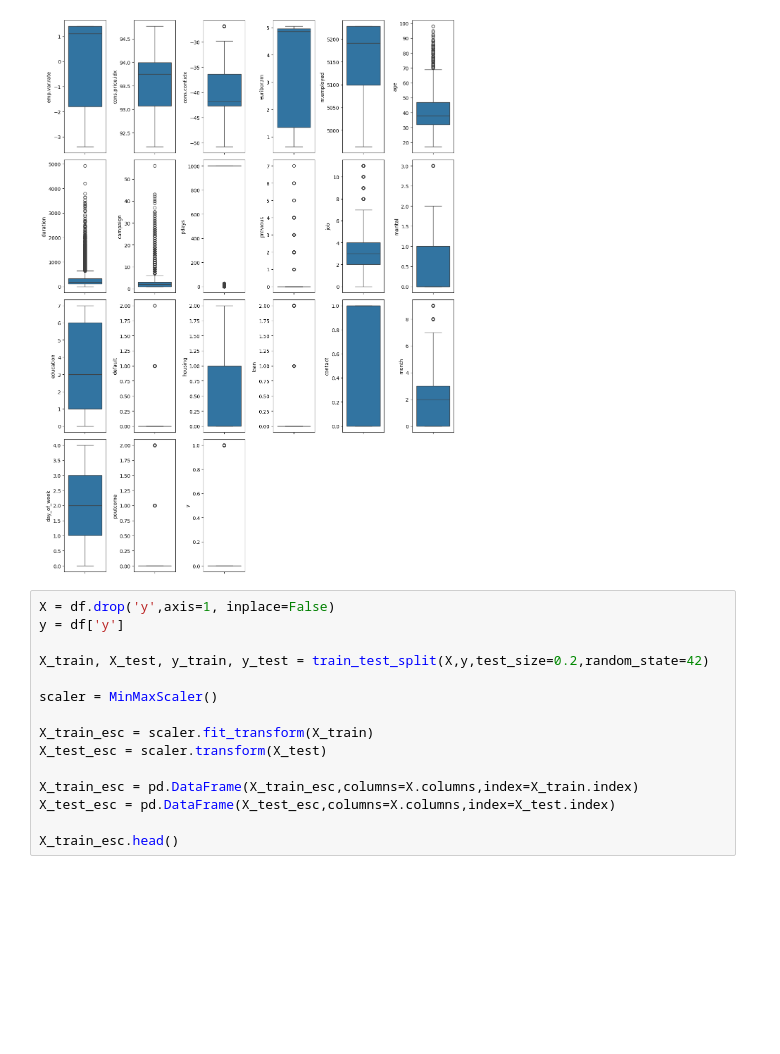
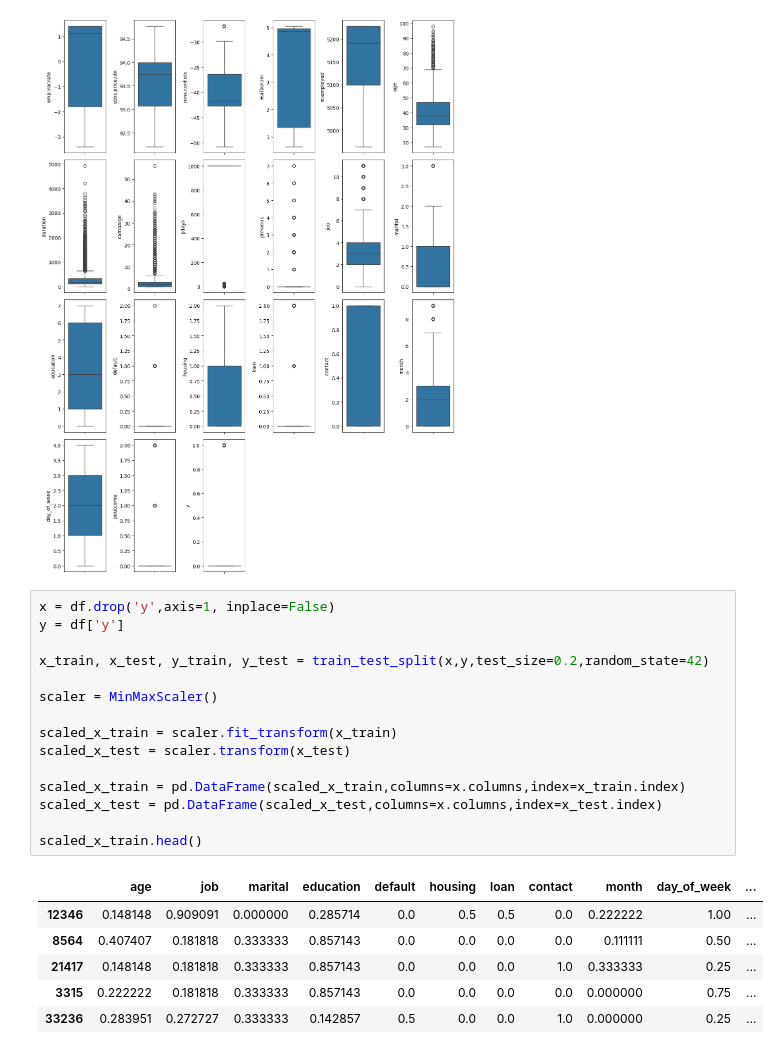
Before and after one commit to ShadekJaramillo/Logistic-regression-tutorial, a Jupyter notebook: src/explore.ipynb, the cells around one changed output. Cells and saved outputs as stored; diff of their text form; blank space fills up the shorter version.

```diff
--- a/src/explore.ipynb
+++ b/src/explore.ipynb
@@ -142,17 +165,24 @@ plt.show()
 # %% [output]
 [figure]
 # %%
-X = df.drop('y',axis=1, inplace=False)
+x = df.drop('y',axis=1, inplace=False)
 y = df['y']
 
-X_train, X_test, y_train, y_test = train_test_split(X,y,test_size=0.2,random_state=42)
+x_train, x_test, y_train, y_test = train_test_split(x,y,test_size=0.2,random_state=42)
 
 scaler = MinMaxScaler()
 
-X_train_esc = scaler.fit_transform(X_train)
-X_test_esc = scaler.transform(X_test)
+scaled_x_train = scaler.fit_transform(x_train)
+scaled_x_test = scaler.transform(x_test)
 
-X_train_esc = pd.DataFrame(X_train_esc,columns=X.columns,index=X_train.index)
-X_test_esc = pd.DataFrame(X_test_esc,columns=X.columns,index=X_test.index)
+scaled_x_train = pd.DataFrame(scaled_x_train,columns=x.columns,index=x_train.index)
+scaled_x_test = pd.DataFrame(scaled_x_test,columns=x.columns,index=x_test.index)
 
-X_train_esc.head()
+scaled_x_train.head()
+# %% [output]
+|  | age | job | marital | education | default | housing | loan | contact | month | day_of_week | ... |
+| 12346 | 0.148148 | 0.909091 | 0.000000 | 0.285714 | 0.0 | 0.5 | 0.5 | 0.0 | 0.222222 | 1.00 | ... |
+| 8564 | 0.407407 | 0.181818 | 0.333333 | 0.857143 | 0.0 | 0.0 | 0.0 | 0.0 | 0.111111 | 0.50 | ... |
+| 21417 | 0.148148 | 0.181818 | 0.333333 | 0.857143 | 0.0 | 0.0 | 0.0 | 1.0 | 0.333333 | 0.25 | ... |
+| 3315 | 0.222222 | 0.181818 | 0.333333 | 0.857143 | 0.0 | 0.0 | 0.0 | 0.0 | 0.000000 | 0.75 | ... |
+| 33236 | 0.283951 | 0.272727 | 0.333333 | 0.142857 | 0.5 | 0.0 | 0.0 | 1.0 | 0.000000 | 0.25 | ... |
```
Also changed, not shown: parts of 9 cells of this notebook.
